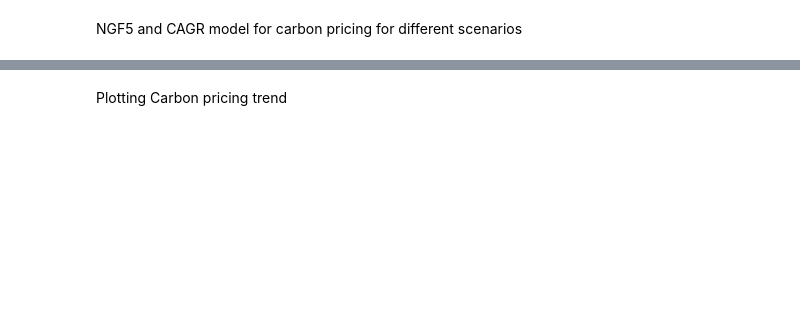
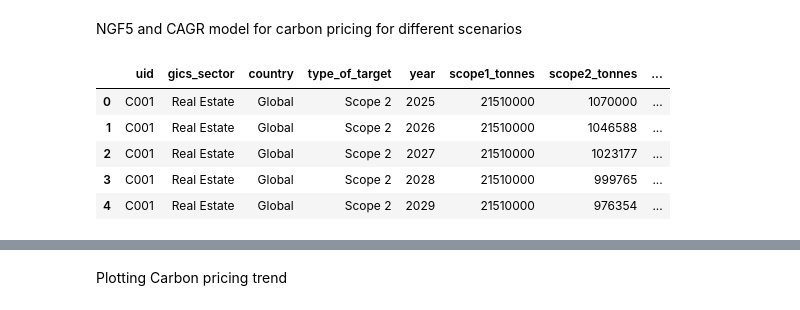
Before and after one commit to tarunluthra/spglobal-TransitionRisk, a Jupyter notebook: climatetransitionriskTL.ipynb, the cells around one changed output, grey strips where cells are left out. Saved outputs shown, nothing was run; the diff lists cells and outputs as text; code cells hidden in the pictures; blank space fills up the shorter version.

```diff
--- a/climatetransitionriskTL.ipynb
+++ b/climatetransitionriskTL.ipynb
@@ -1019,0 +1567,9 @@ NGF5 and CAGR model for carbon pricing for different scenarios
+# %%
+emissions_paths.head()
+# %% [output]
+|  | uid | gics_sector | country | type_of_target | year | scope1_tonnes | scope2_tonnes | ... |
+| 0 | C001 | Real Estate | Global | Scope 2 | 2025 | 21510000 | 1070000 | ... |
+| 1 | C001 | Real Estate | Global | Scope 2 | 2026 | 21510000 | 1046588 | ... |
+| 2 | C001 | Real Estate | Global | Scope 2 | 2027 | 21510000 | 1023177 | ... |
+| 3 | C001 | Real Estate | Global | Scope 2 | 2028 | 21510000 | 999765 | ... |
+| 4 | C001 | Real Estate | Global | Scope 2 | 2029 | 21510000 | 976354 | ... |
```
Also changed, not shown: parts of 89 cells of this notebook, 8 other files.
